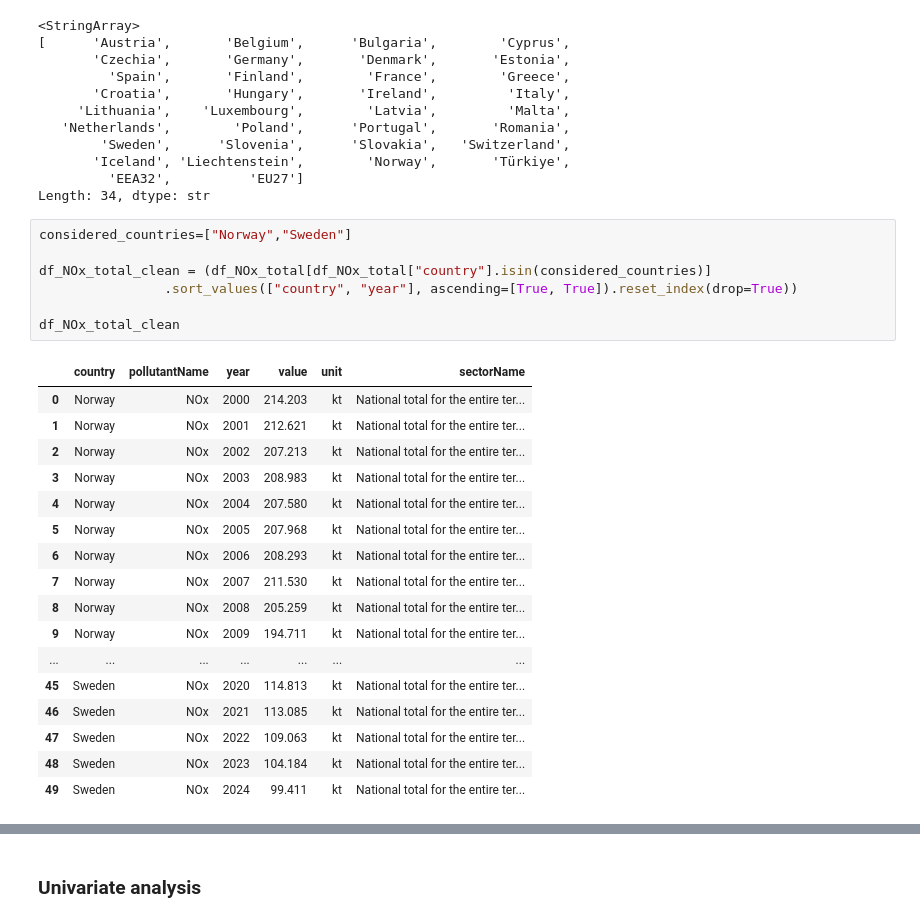
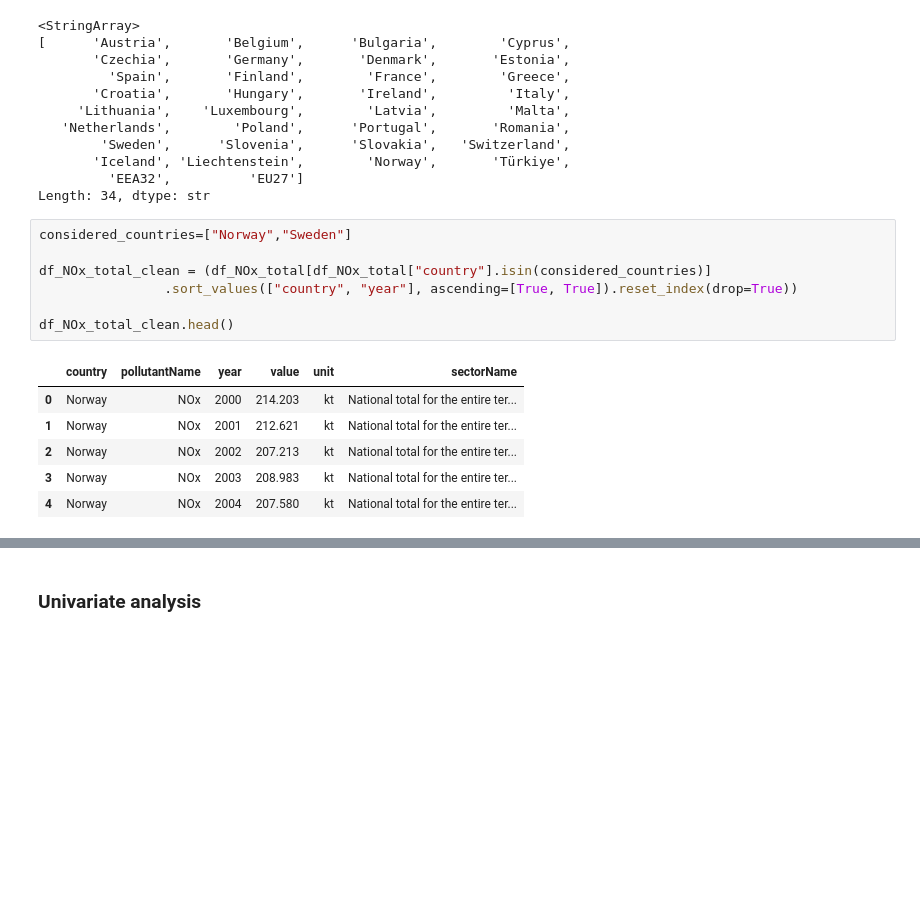
Before and after one commit to Mxlrt69/Data_Science_Project, a Jupyter notebook: data_cleaning_emissions.ipynb, the cells around one changed output, grey strips where cells are left out. Cells and saved outputs as stored; diff of their text form; blank space fills up the shorter version.

Commit message:
Final cleaning

```diff
--- a/data_cleaning_emissions.ipynb
+++ b/data_cleaning_emissions.ipynb
@@ -214,28 +214,17 @@ Length: 34, dtype: str
 # %%
 considered_countries=["Norway","Sweden"]
 
 df_NOx_total_clean = (df_NOx_total[df_NOx_total["country"].isin(considered_countries)]
                 .sort_values(["country", "year"], ascending=[True, True]).reset_index(drop=True))
 
-df_NOx_total_clean
+df_NOx_total_clean.head()
 # %% [output]
 |  | country | pollutantName | year | value | unit | sectorName |
 | 0 | Norway | NOx | 2000 | 214.203 | kt | National total for the entire ter... |
 | 1 | Norway | NOx | 2001 | 212.621 | kt | National total for the entire ter... |
 | 2 | Norway | NOx | 2002 | 207.213 | kt | National total for the entire ter... |
 | 3 | Norway | NOx | 2003 | 208.983 | kt | National total for the entire ter... |
 | 4 | Norway | NOx | 2004 | 207.580 | kt | National total for the entire ter... |
-| 5 | Norway | NOx | 2005 | 207.968 | kt | National total for the entire ter... |
-| 6 | Norway | NOx | 2006 | 208.293 | kt | National total for the entire ter... |
-| 7 | Norway | NOx | 2007 | 211.530 | kt | National total for the entire ter... |
-| 8 | Norway | NOx | 2008 | 205.259 | kt | National total for the entire ter... |
-| 9 | Norway | NOx | 2009 | 194.711 | kt | National total for the entire ter... |
-| ... | ... | ... | ... | ... | ... | ... |
-| 45 | Sweden | NOx | 2020 | 114.813 | kt | National total for the entire ter... |
-| 46 | Sweden | NOx | 2021 | 113.085 | kt | National total for the entire ter... |
-| 47 | Sweden | NOx | 2022 | 109.063 | kt | National total for the entire ter... |
-| 48 | Sweden | NOx | 2023 | 104.184 | kt | National total for the entire ter... |
-| 49 | Sweden | NOx | 2024 | 99.411 | kt | National total for the entire ter... |
 # %%
 df_NOx_transport_clean = (df_NOx_transport[df_NOx_transport["country"].isin(considered_countries)]
                 .sort_values(["country", "year"], ascending=[True, True]).reset_index(drop=True))
```
Also changed, not shown: parts of 3 cells of this notebook.
